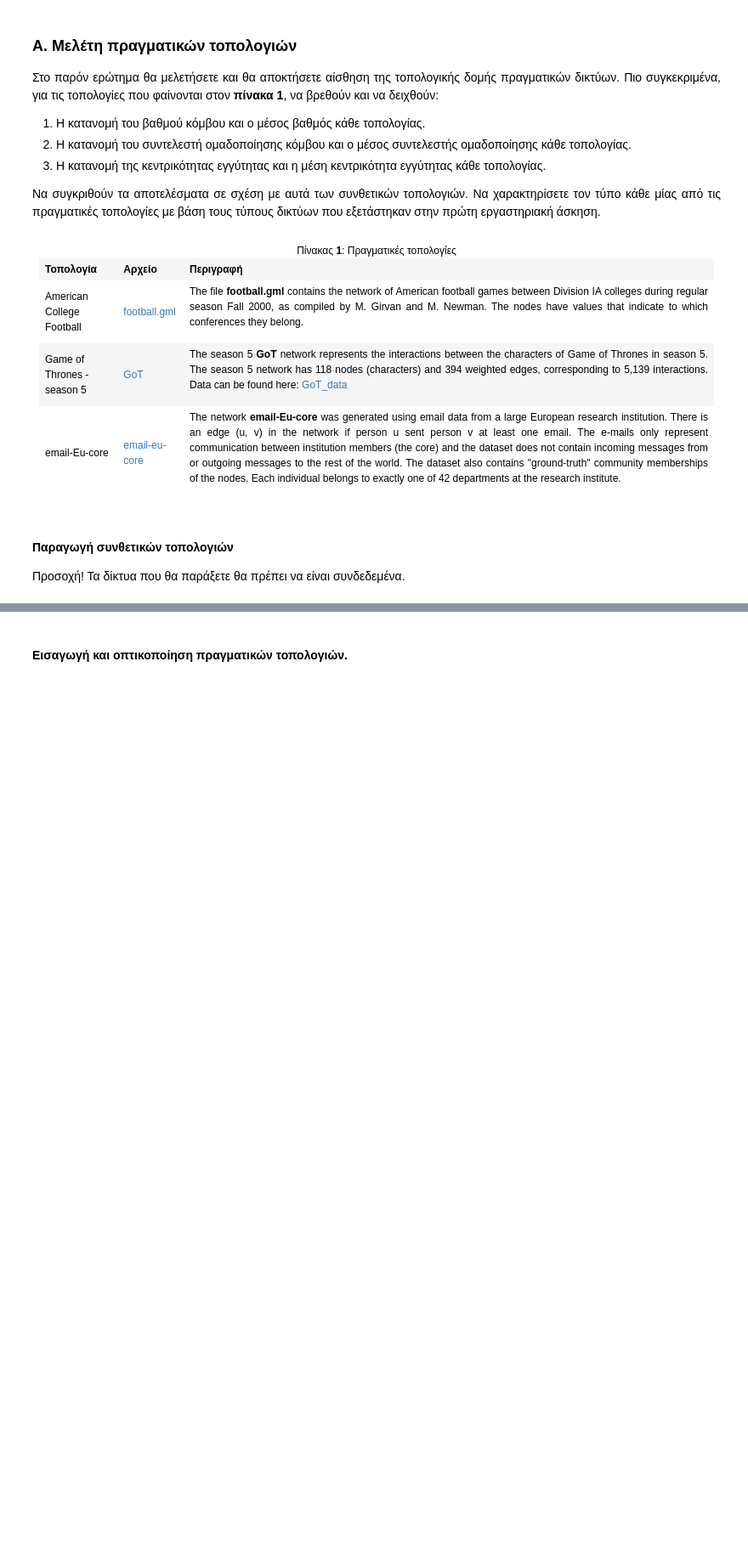
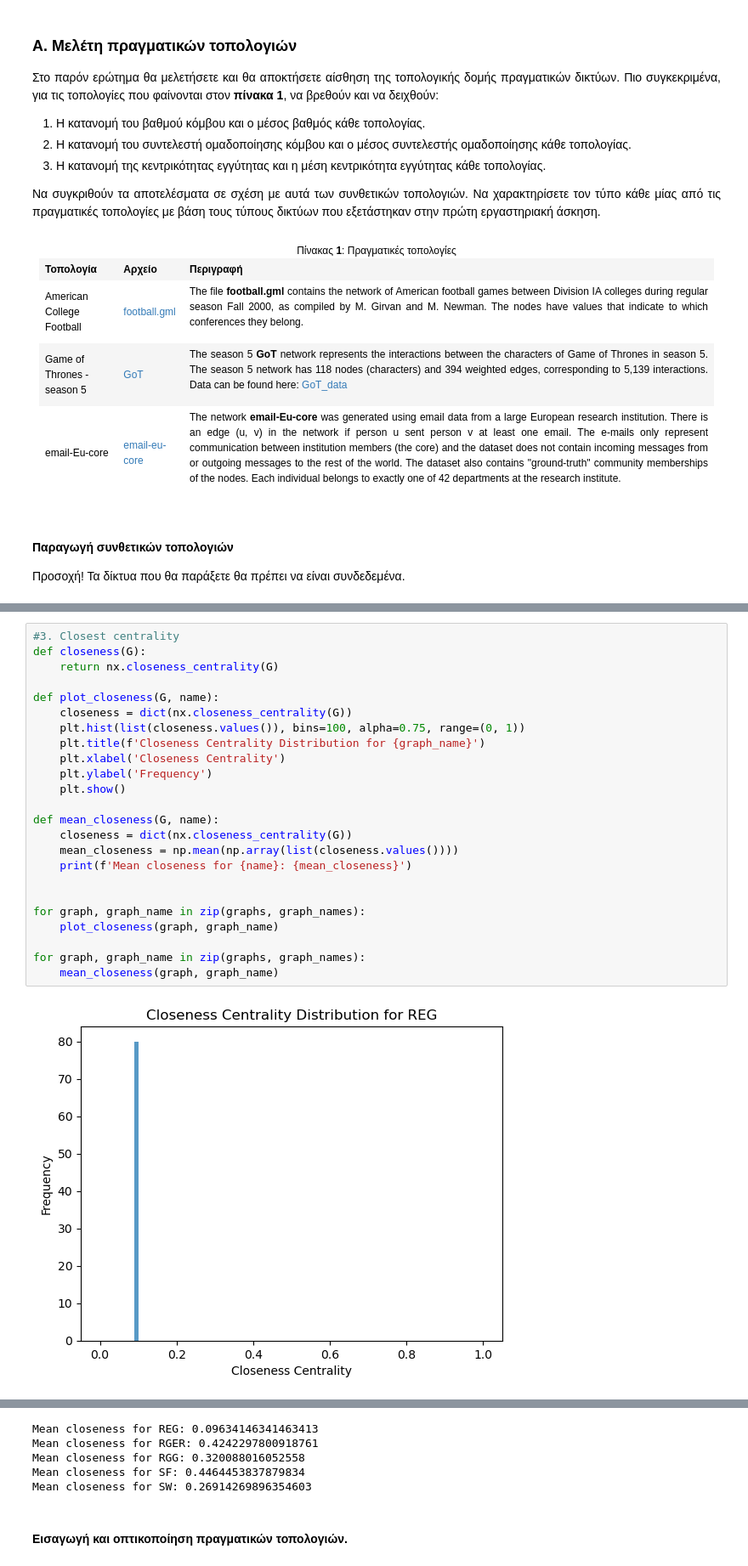
Before and after one commit to ntua-el20827/NTUA_Social_Networks_Analysis, a Jupyter notebook: lab02/lab2_student_version_2024.ipynb, the cells around one changed output, grey strips where cells are left out. Shown at 85% size. Cells and saved outputs as stored; diff of their text form; blank space fills up the shorter version.

```diff
--- a/lab02/lab2_student_version_2024.ipynb
+++ b/lab02/lab2_student_version_2024.ipynb
@@ -67,0 +179,26 @@ random.seed(seedno)
+# %%
+#3. Closest centrality
+def closeness(G):
+    return nx.closeness_centrality(G)
+
+def plot_closeness(G, name):
+    closeness = dict(nx.closeness_centrality(G))
+    plt.hist(list(closeness.values()), bins=100, alpha=0.75, range=(0, 1))
+    plt.title(f'Closeness Centrality Distribution for {graph_name}')
+    plt.xlabel('Closeness Centrality')
+    plt.ylabel('Frequency')
+    plt.show()
+
+def mean_closeness(G, name):
+    closeness = dict(nx.closeness_centrality(G))
+    mean_closeness = np.mean(np.array(list(closeness.values())))
+    print(f'Mean closeness for {name}: {mean_closeness}')
+
+
+for graph, graph_name in zip(graphs, graph_names):
+    plot_closeness(graph, graph_name)
+
+for graph, graph_name in zip(graphs, graph_names):
+    mean_closeness(graph, graph_name)
+# %% [output]
+[figure, added]
@@ -68,3 +209,8 @@ random.seed(seedno)
+Mean closeness for REG: 0.09634146341463413
+Mean closeness for RGER: 0.4242297800918761
+Mean closeness for RGG: 0.320088016052558
+Mean closeness for SF: 0.4464453837879834
+Mean closeness for SW: 0.26914269896354603
 # %% [markdown]
 <h4>Εισαγωγή και οπτικοποίηση πραγματικών τοπολογιών.</h4>
 # %%
```
Also changed, not shown: parts of 16 cells of this notebook, 12 other files.
